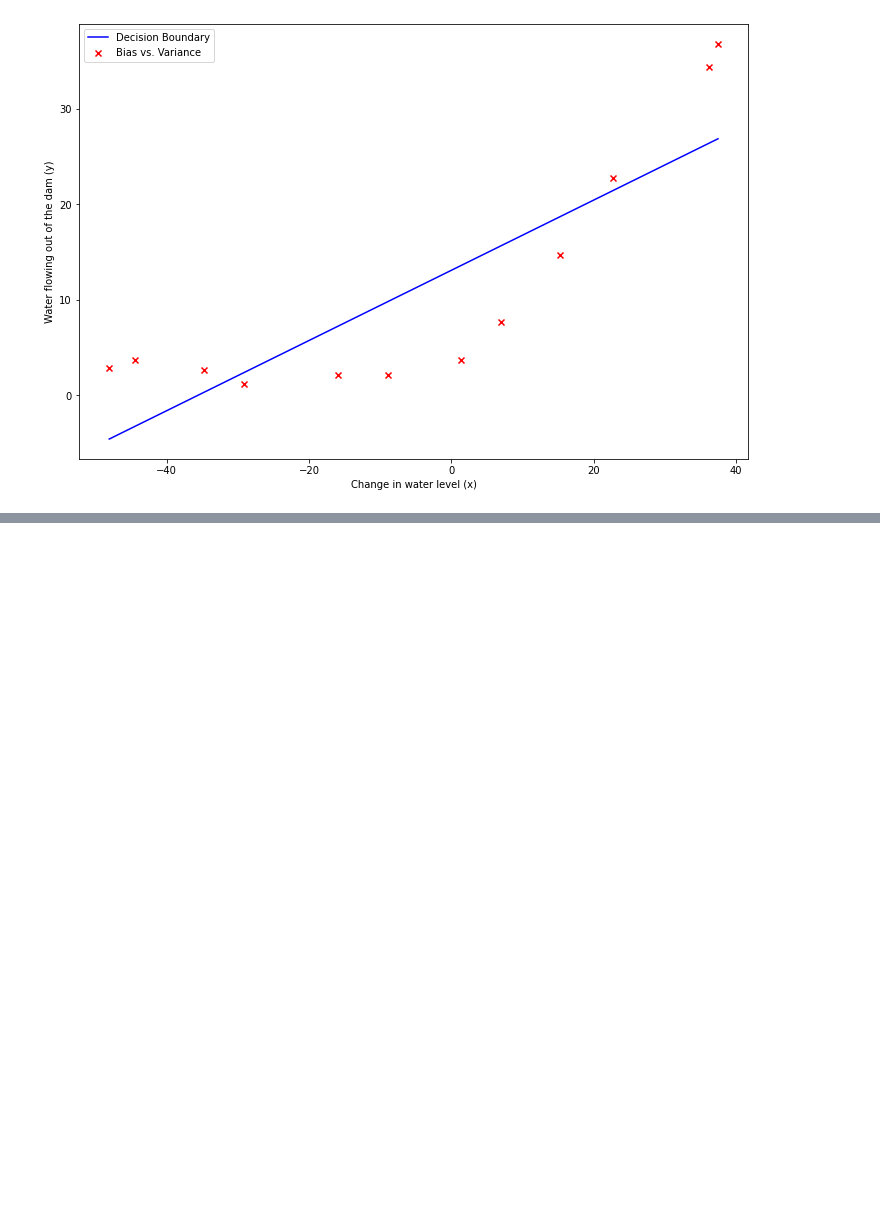
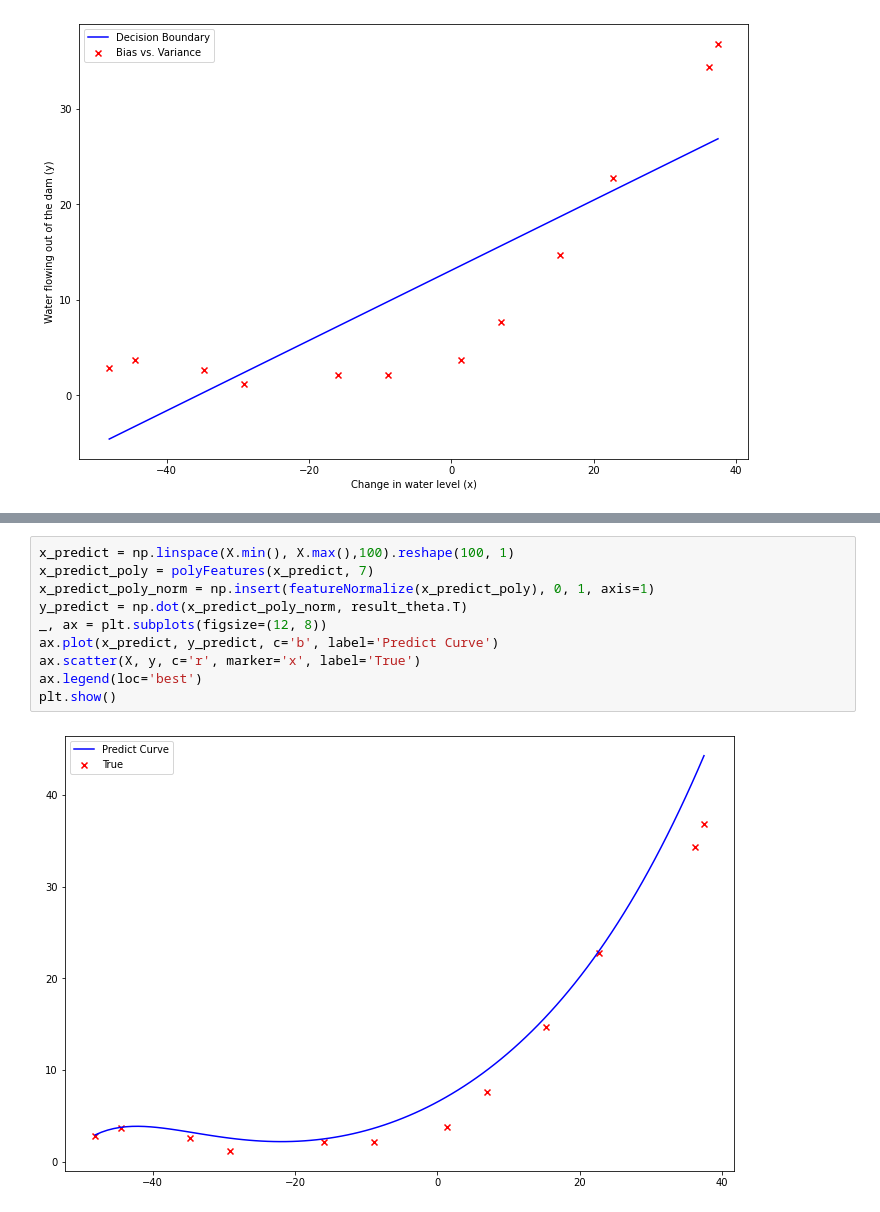
Before and after one commit to EngineeringBoy/ml, a Jupyter notebook: cs229/code/ext5/ex5.ipynb, the cells around one changed output, grey strips where cells are left out. Saved outputs shown, nothing was run; the diff lists cells and outputs as text; blank space fills up the shorter version.

```diff
--- a/cs229/code/ext5/ex5.ipynb
+++ b/cs229/code/ext5/ex5.ipynb
@@ -85,0 +171,12 @@ plt.show()
+# %%
+x_predict = np.linspace(X.min(), X.max(),100).reshape(100, 1)
+x_predict_poly = polyFeatures(x_predict, 7)
+x_predict_poly_norm = np.insert(featureNormalize(x_predict_poly), 0, 1, axis=1)
+y_predict = np.dot(x_predict_poly_norm, result_theta.T)
+_, ax = plt.subplots(figsize=(12, 8))
+ax.plot(x_predict, y_predict, c='b', label='Predict Curve')
+ax.scatter(X, y, c='r', marker='x', label='True')
+ax.legend(loc='best')
+plt.show()
+# %% [output]
+[figure, added]
```
Also changed, not shown: parts of 9 cells of this notebook, 1 other file.
